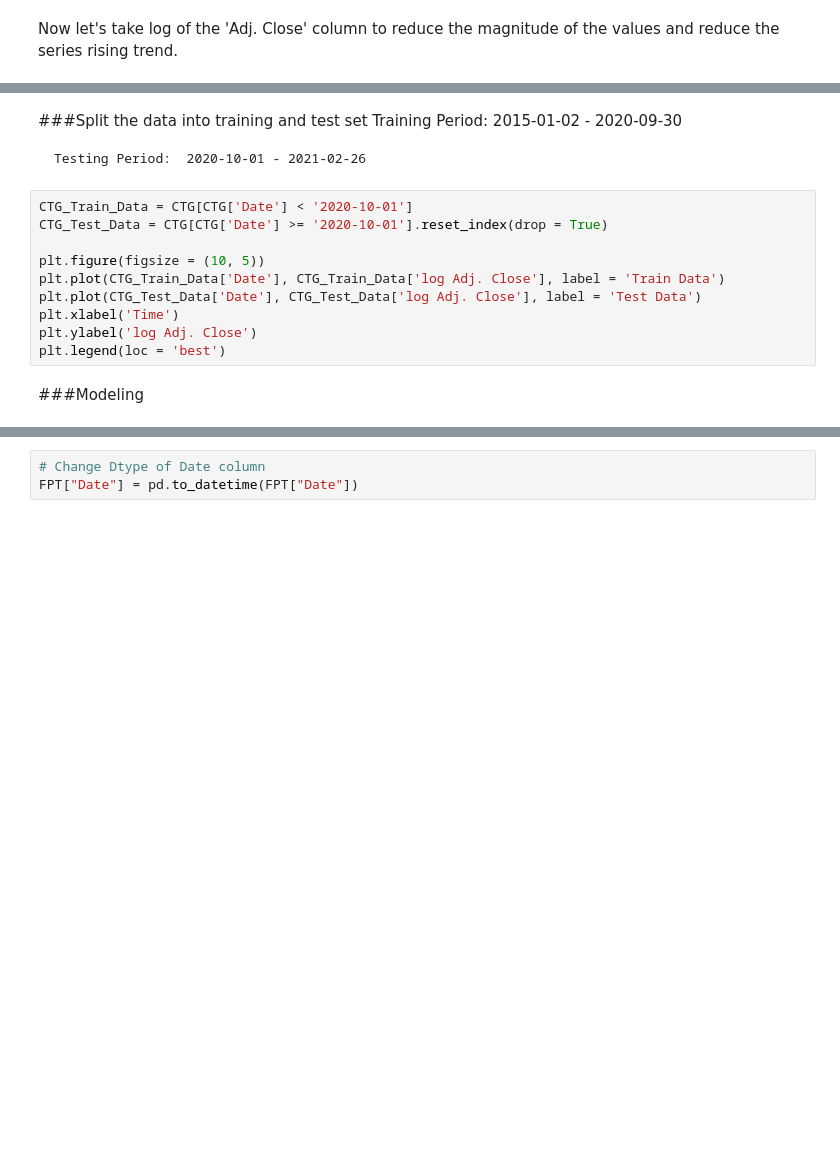
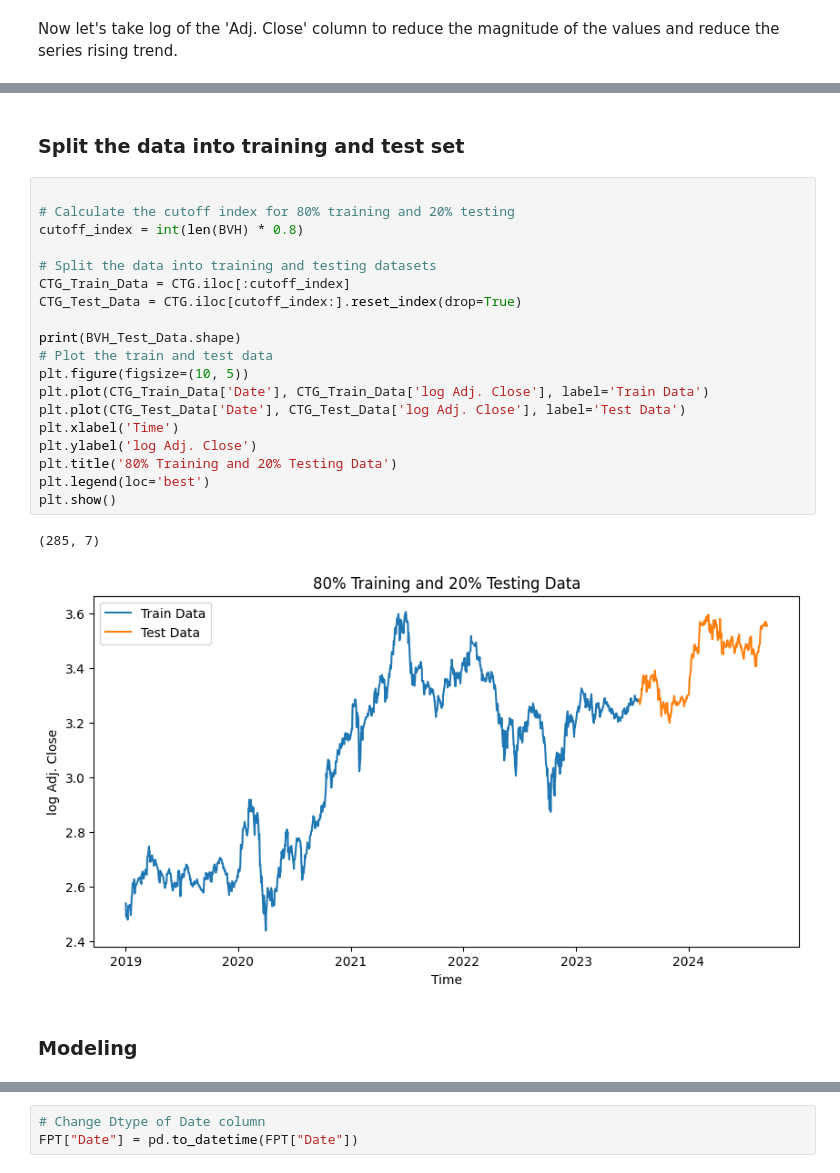
Before and after one commit to abuhmhai/Stock-Price-Prediction-X, a Jupyter notebook: ARIMA_Model.ipynb, the cells around one changed output, grey strips where cells are left out. Drawn from its saved outputs; the diff is of its cells as text; blank space fills up the shorter version.

```diff
--- a/ARIMA_Model.ipynb
+++ b/ARIMA_Model.ipynb
@@ -605,20 +647,29 @@ plt.title("Rolling Mean and Standard Deviation")
 # %% [markdown]
-###Split the data into training and test set
-    Training Period: 2015-01-02 - 2020-09-30
-
-    Testing Period:  2020-10-01 - 2021-02-26
+### Split the data into training and test set
 # %%
-CTG_Train_Data = CTG[CTG['Date'] < '2020-10-01']
-CTG_Test_Data = CTG[CTG['Date'] >= '2020-10-01'].reset_index(drop = True)
 
-plt.figure(figsize = (10, 5))
-plt.plot(CTG_Train_Data['Date'], CTG_Train_Data['log Adj. Close'], label = 'Train Data')
-plt.plot(CTG_Test_Data['Date'], CTG_Test_Data['log Adj. Close'], label = 'Test Data')
+# Calculate the cutoff index for 80% training and 20% testing
+cutoff_index = int(len(BVH) * 0.8)
+
+# Split the data into training and testing datasets
+CTG_Train_Data = CTG.iloc[:cutoff_index]
+CTG_Test_Data = CTG.iloc[cutoff_index:].reset_index(drop=True)
+
+print(BVH_Test_Data.shape)
+# Plot the train and test data
+plt.figure(figsize=(10, 5))
+plt.plot(CTG_Train_Data['Date'], CTG_Train_Data['log Adj. Close'], label='Train Data')
+plt.plot(CTG_Test_Data['Date'], CTG_Test_Data['log Adj. Close'], label='Test Data')
 plt.xlabel('Time')
 plt.ylabel('log Adj. Close')
-plt.legend(loc = 'best')
+plt.title('80% Training and 20% Testing Data')
+plt.legend(loc='best')
+plt.show()
+# %% [output]
+(285, 7)
+[figure, added]
 # %% [markdown]
-###Modeling
+### Modeling
 # %%
 CTG_Auto_ARIMA_Model = auto_arima(CTG_Train_Data['log Adj. Close'], seasonal = False,
                                    error_action = 'ignore', suppress_warnings = True)
```
Also changed, not shown: parts of 27 cells of this notebook.
